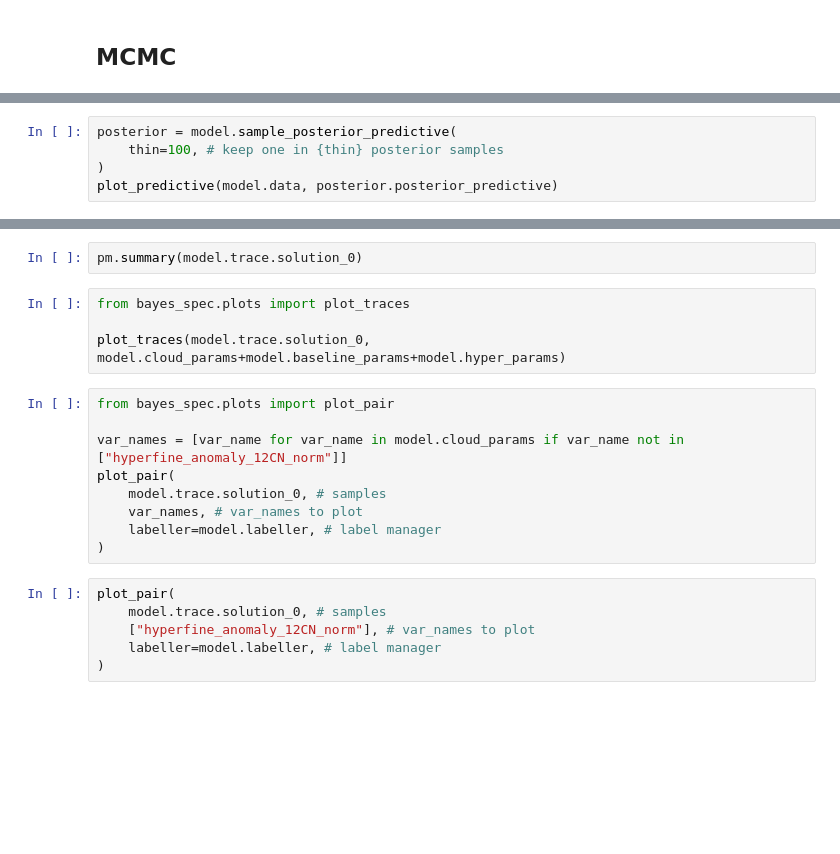
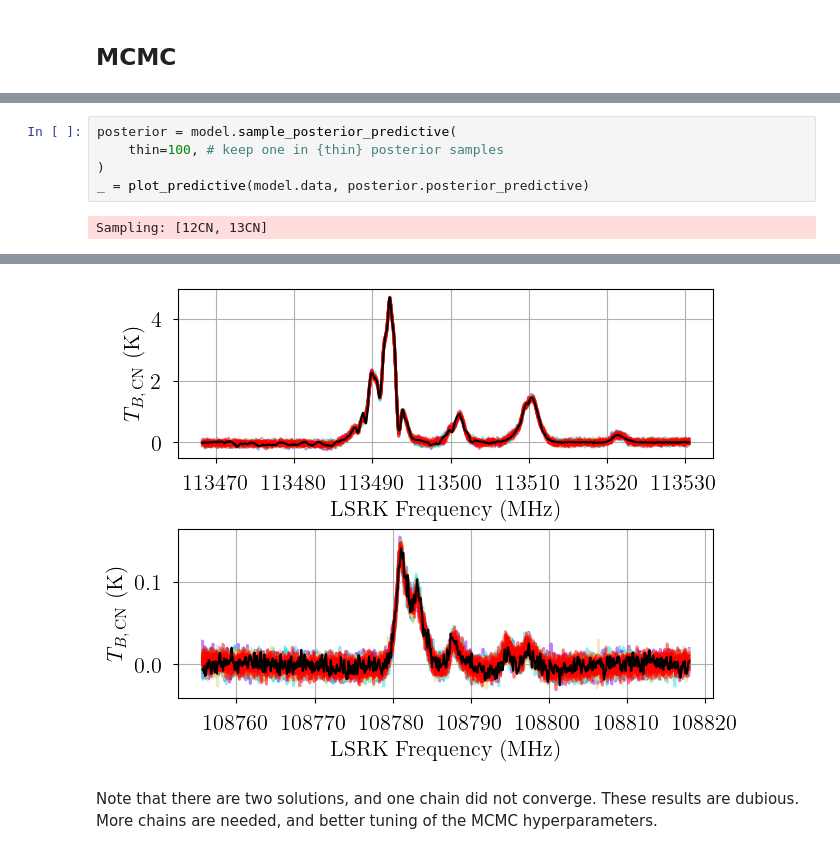
Before and after one commit to tvwenger/bayes_cn_hfs, a Jupyter notebook: docs/source/notebooks/real_data.ipynb, the cells around one changed output, grey strips where cells are left out. Saved outputs shown, nothing was run; the diff lists cells and outputs as text; blank space fills up the shorter version.

```diff
--- a/docs/source/notebooks/real_data.ipynb
+++ b/docs/source/notebooks/real_data.ipynb
@@ -322,4 +432,6 @@ model.solve(p_threshold=0.9)
 posterior = model.sample_posterior_predictive(
     thin=100, # keep one in {thin} posterior samples
 )
-plot_predictive(model.data, posterior.posterior_predictive)
+_ = plot_predictive(model.data, posterior.posterior_predictive)
+# %% [output]
+Sampling: [12CN, 13CN]
@@ -326,21 +441,3 @@ plot_predictive(model.data, posterior.posterior_predictive)
+[figure, added]
-# %%
-pm.summary(model.trace.solution_0)
-# %%
-from bayes_spec.plots import plot_traces
-
-plot_traces(model.trace.solution_0, model.cloud_params+model.baseline_params+model.hyper_params)
-# %%
-from bayes_spec.plots import plot_pair
-
-var_names = [var_name for var_name in model.cloud_params if var_name not in ["hyperfine_anomaly_12CN_norm"]]
-plot_pair(
-    model.trace.solution_0, # samples
-    var_names, # var_names to plot
-    labeller=model.labeller, # label manager
-)
-# %%
-plot_pair(
-    model.trace.solution_0, # samples
-    ["hyperfine_anomaly_12CN_norm"], # var_names to plot
-    labeller=model.labeller, # label manager
-)
+# %% [markdown]
+Note that there are two solutions, and one chain did not converge. These results are dubious. More chains are needed, and better tuning of the MCMC hyperparameters.
```
Also changed, not shown: parts of 14 cells of this notebook.
